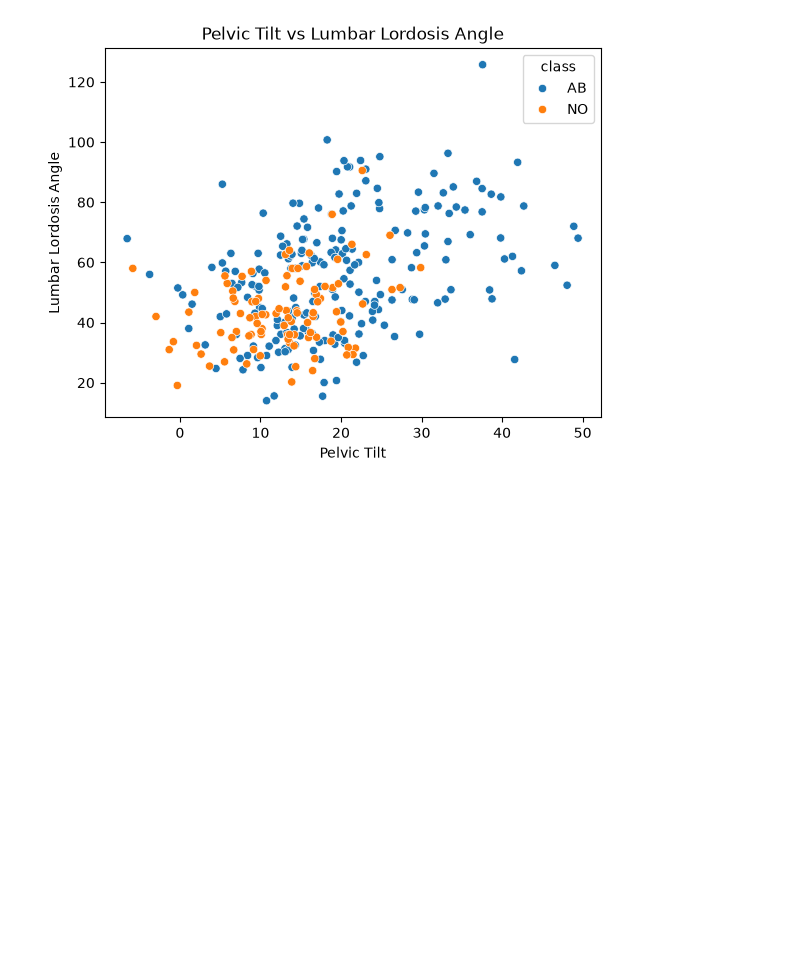
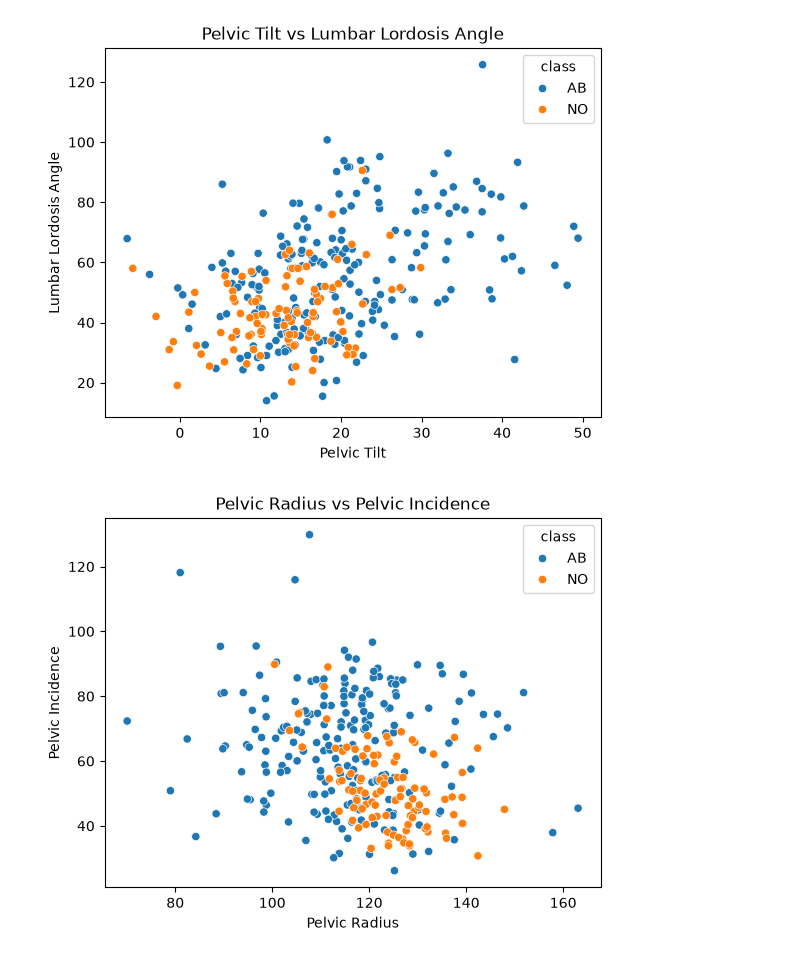
Before and after one commit to Rupesh-Mane/spinal-abnormality-prediction, a Jupyter notebook: notebooks/02_EDA.ipynb, the cells around one changed output. Cells and saved outputs as stored; diff of their text form; code cells hidden in the pictures; blank space fills up the shorter version.

Commit message:
Created scatter plot for pelvic radius and pelvic incidence

```diff
--- a/notebooks/02_EDA.ipynb
+++ b/notebooks/02_EDA.ipynb
@@ -140,3 +140,12 @@ plt.ylabel("Lumbar Lordosis Angle")
 plt.show()
 # %% [output]
 [figure]
+# %%
+sns.scatterplot(data=df, x="pelvic_radius", y="pelvic_incidence", hue="class")
+
+plt.title("Pelvic Radius vs Pelvic Incidence")
+plt.xlabel("Pelvic Radius")
+plt.ylabel("Pelvic Incidence")
+plt.show()
+# %% [output]
+[figure, added]
```
